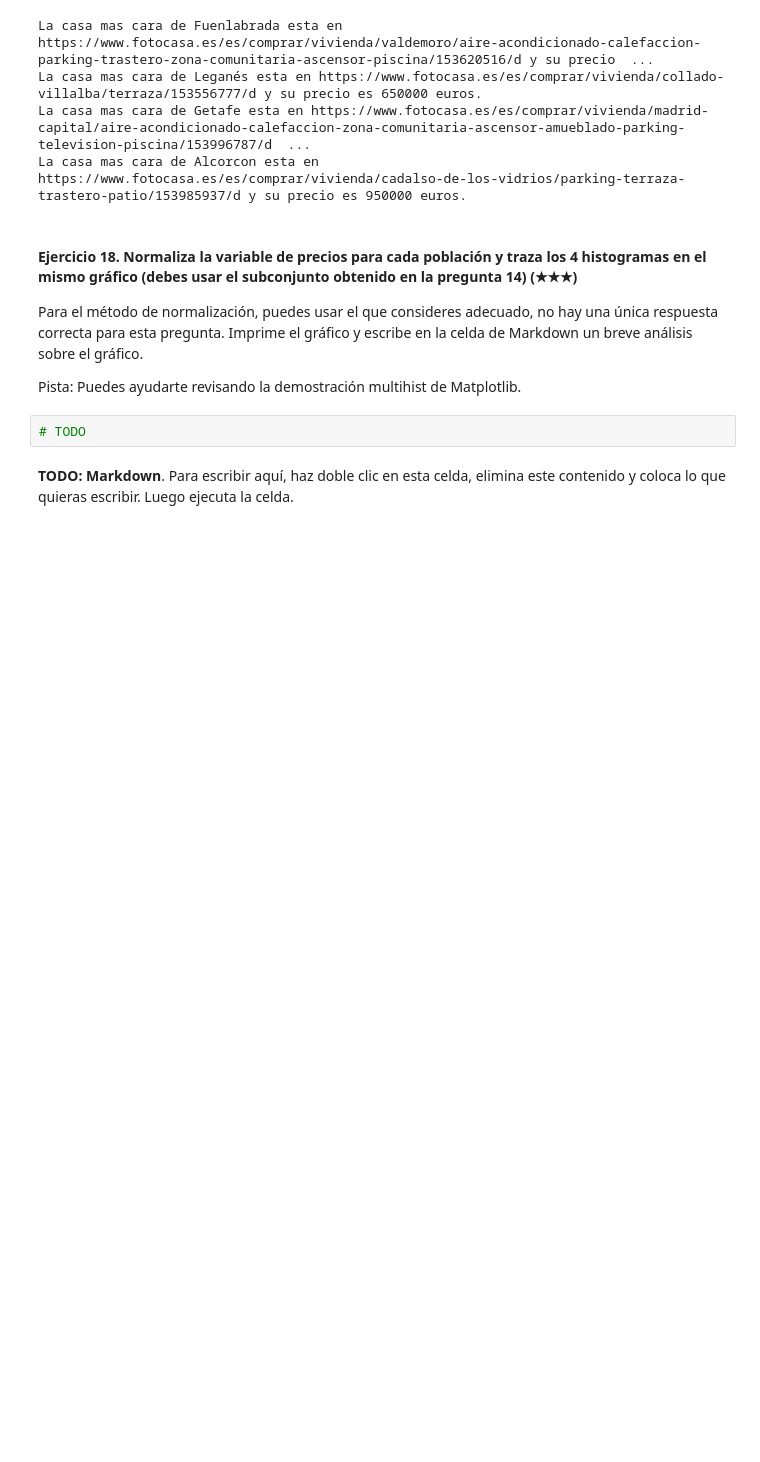
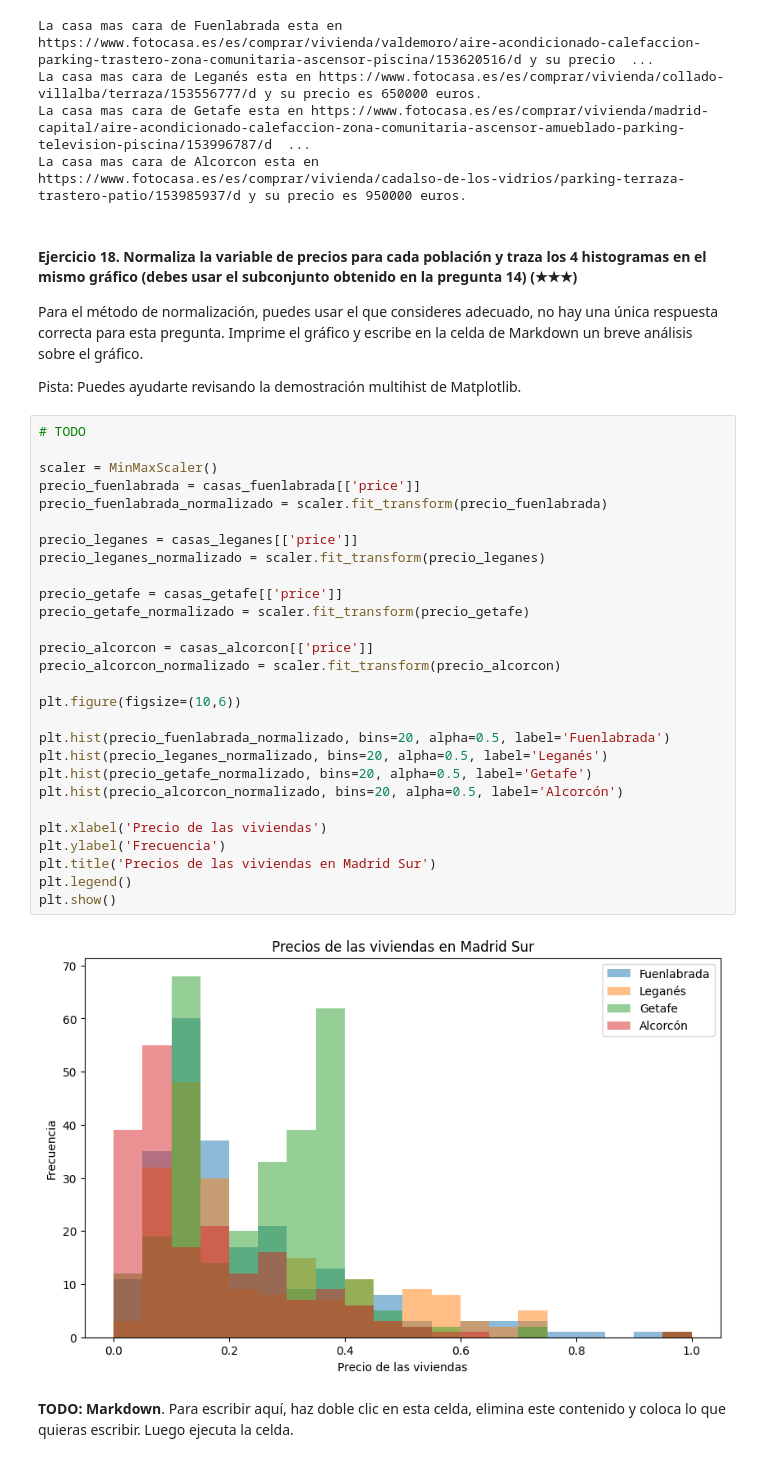
Before and after one commit to 4GeeksAcademy/Sami-Limpieza-Datos-Inmobiliarios, a Jupyter notebook: project.es.ipynb, the cells around one changed output. Saved outputs shown, nothing was run; the diff lists cells and outputs as text; blank space fills up the shorter version.

```diff
--- a/project.es.ipynb
+++ b/project.es.ipynb
@@ -371,6 +372,34 @@ Para el método de normalización, puedes usar el que consideres adecuado, no ha
 Pista: Puedes ayudarte revisando la demostración multihist de Matplotlib.
 # %%
 # TODO
+
+scaler = MinMaxScaler()
+precio_fuenlabrada = casas_fuenlabrada[['price']]
+precio_fuenlabrada_normalizado = scaler.fit_transform(precio_fuenlabrada)
+
+precio_leganes = casas_leganes[['price']]
+precio_leganes_normalizado = scaler.fit_transform(precio_leganes)
+
+precio_getafe = casas_getafe[['price']]
+precio_getafe_normalizado = scaler.fit_transform(precio_getafe)
+
+precio_alcorcon = casas_alcorcon[['price']]
+precio_alcorcon_normalizado = scaler.fit_transform(precio_alcorcon)
+
+plt.figure(figsize=(10,6))
+
+plt.hist(precio_fuenlabrada_normalizado, bins=20, alpha=0.5, label='Fuenlabrada')
+plt.hist(precio_leganes_normalizado, bins=20, alpha=0.5, label='Leganés')
+plt.hist(precio_getafe_normalizado, bins=20, alpha=0.5, label='Getafe')
+plt.hist(precio_alcorcon_normalizado, bins=20, alpha=0.5, label='Alcorcón')
+
+plt.xlabel('Precio de las viviendas')
+plt.ylabel('Frecuencia')
+plt.title('Precios de las viviendas en Madrid Sur')
+plt.legend()
+plt.show()
+# %% [output]
+[figure, added]
 # %% [markdown]
 **TODO: Markdown**. Para escribir aquí, haz doble clic en esta celda, elimina este contenido y coloca lo que quieras escribir. Luego ejecuta la celda.
 # %% [markdown]
```
Also changed, not shown: parts of 6 cells of this notebook.
